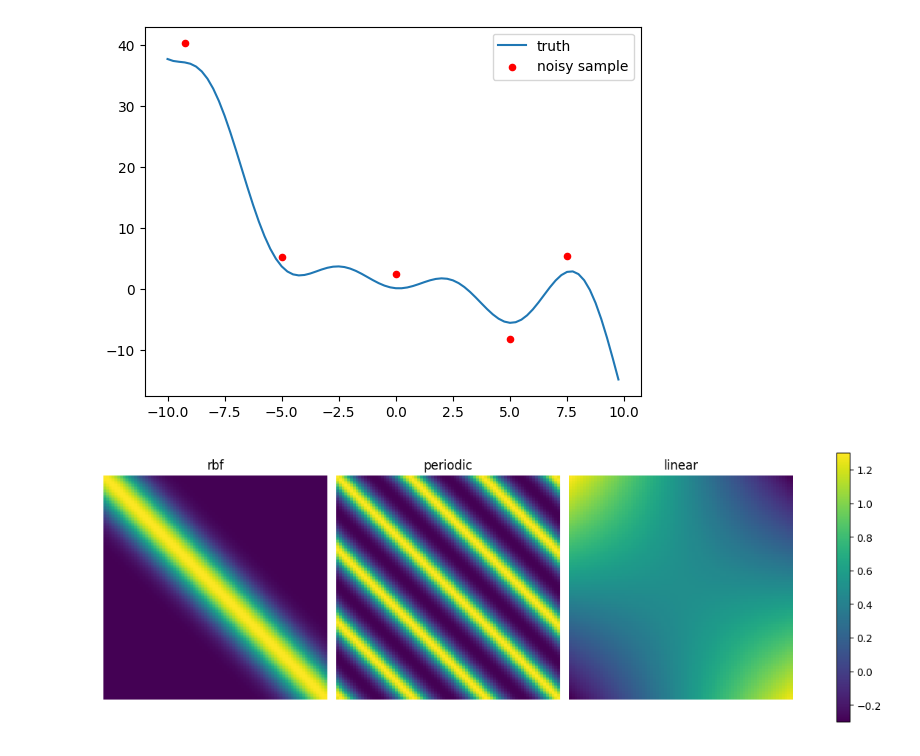
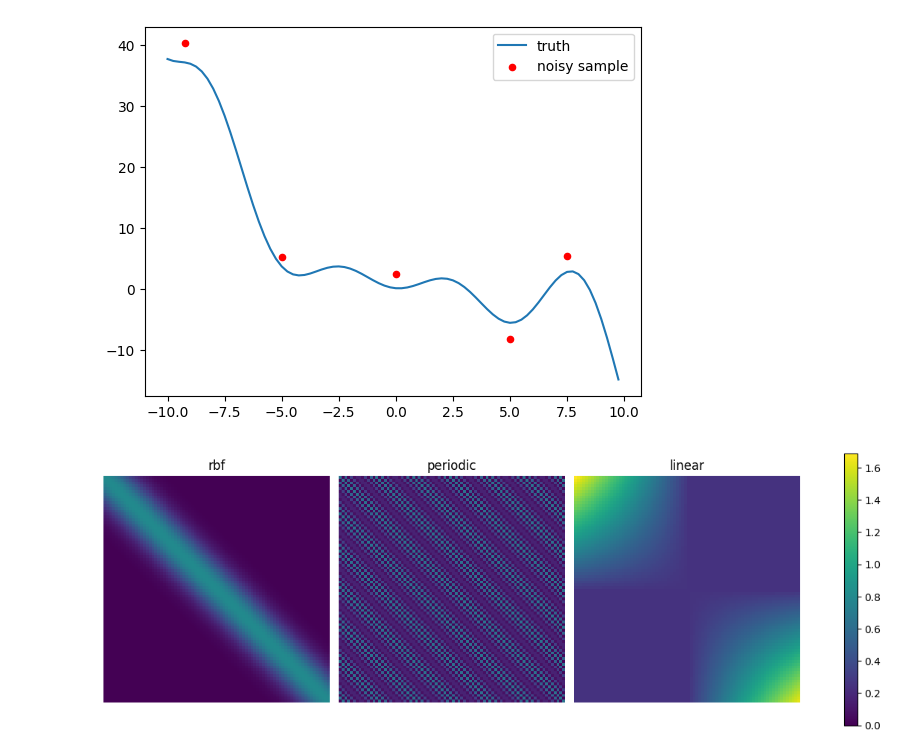
Before and after one commit to jumbojets/gaussian-process-regression, a Jupyter notebook: gpr.ipynb, the cells around one changed output. Saved outputs shown, nothing was run; the diff lists cells and outputs as text; code cells hidden in the pictures.

Commit message:
working more on kernels

```diff
--- a/gpr.ipynb
+++ b/gpr.ipynb
@@ -23,39 +22,42 @@ plt.show()
 # %% [output]
 [figure]
 # %%
-# TODO: these are still wrong!
 def kernel(n, f):
   kernel = np.zeros(shape=(n,n))
-  coord = lambda x: (x - n//2) / (n//2)
+  coord = lambda x: (x - n//2)
   for i in range(n):
     for j in range(n):
       kernel[i][j] = f(coord(i), coord(j))
   return kernel
 
 def gen_rbf(n, sigma=0.8, l=0.8):
-  return kernel(n, lambda i, j: pow(sigma, 2) * exp(-pow(abs(i - j), 2) / (2 * pow(l, 2))))
+  return kernel(n, lambda i, j: pow(sigma, 2) * exp(-pow(i - j, 2) / (2 * pow(l, 2))))
 
 def gen_periodic(n, sigma=0.8, l=0.8, p=0.5):
-  f = lambda i, j: pow(sigma, 2) * exp(-2 * pow(sin(pi * abs(i - j) / p), 2)) / pow(l, 2)
+  f = lambda i, j: pow(sigma, 2) * exp(-2 * pow(sin(pi * abs(i - j) / p), 2) / pow(l, 2))
   return kernel(n, f)
 
 def gen_linear(n, sigma=0.3, sigmab=0.8, c=0):
   f = lambda i, j: pow(sigmab, 2) + pow(sigma, 2) * (i - c) * (j - c)
+  f = lambda i, j: pow(sigmab, 2) + max(pow(sigma, 2) * (i - c) * (j - c), 0)
   return kernel(n, f)
 # %%
-rbf = gen_rbf(grid_len, sigma=0.8, l=0.2)
-periodic = gen_periodic(grid_len, sigma=0.8, l=0.5, p=0.65)
-linear = gen_linear(grid_len, sigma=0.7, sigmab=0.7)
+rbf = gen_rbf(grid_len, sigma=0.9, l=7)
+periodic = gen_periodic(grid_len, sigma=0.8, l=0.8, p=0.65)
+linear = gen_linear(grid_len, sigma=0.03, sigmab=0.5)
 
 fig, axes = plt.subplots(1, 3, figsize=(12, 4))
 titles = ["rbf", "periodic", "linear"]
 
-for ax, grid, title in zip(axes, [rbf, periodic, linear], titles):
-  im = ax.imshow(grid, cmap="viridis")
+kernels = np.array([rbf, periodic, linear])
+vmin, vmax = kernels.min(), kernels.max()
+
+for ax, k, title in zip(axes, kernels, titles):
+  im = ax.imshow(k, cmap="viridis", vmin=vmin, vmax=vmax)
   ax.set_title(title)
   ax.axis("off")
 plt.tight_layout()
 cbar = fig.colorbar(im, ax=axes, location='right')
 plt.show()
 # %% [output]
-[figure, old version]
+[figure, new version]
```
Also changed, not shown: parts of 1 cell of this notebook.
